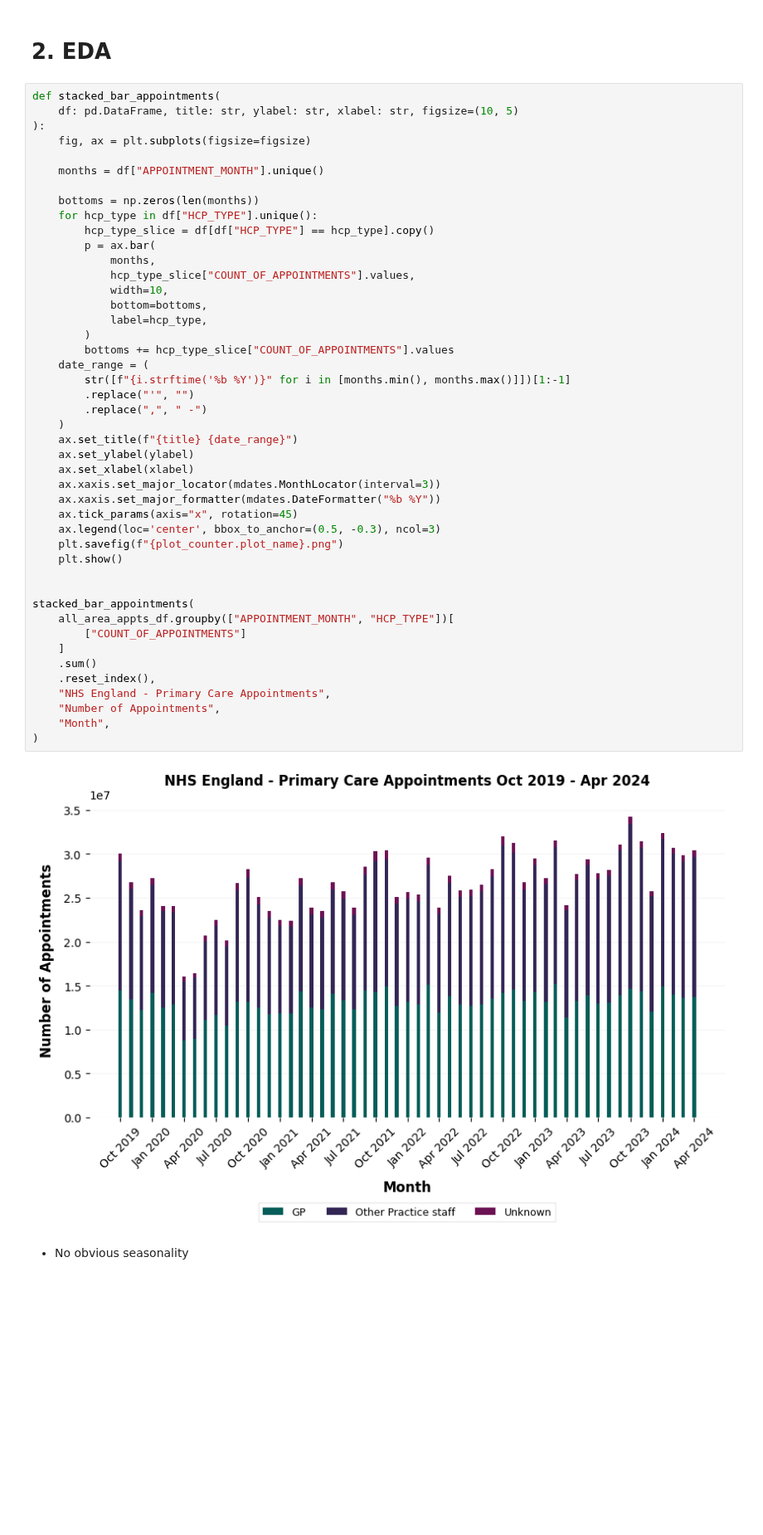
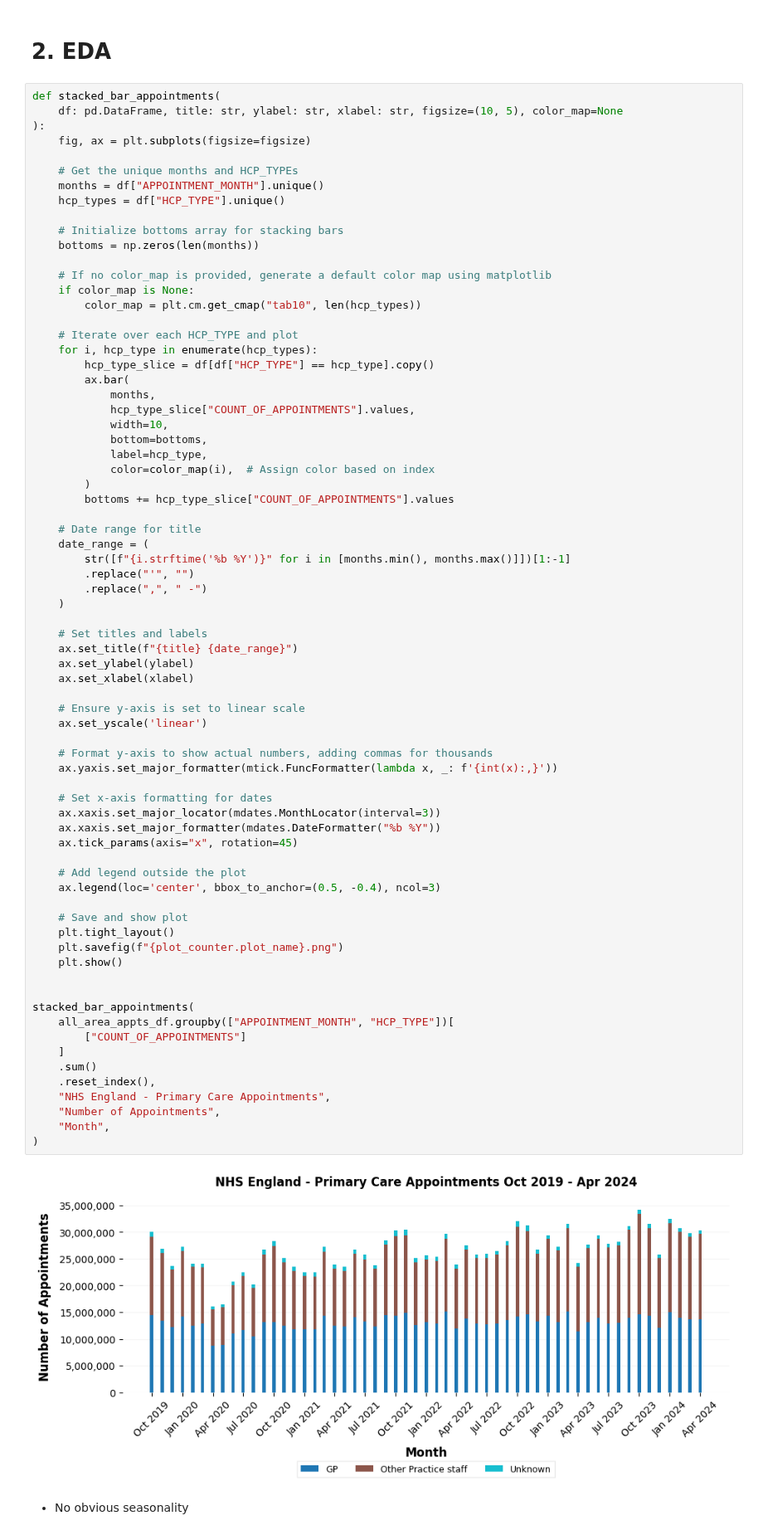
Before and after one commit to SNEE-ICS/PrimaryCareDemandAndCapacity, a Jupyter notebook: notebooks/2a_NumAppointments_forecast.ipynb, the cells around one changed output. Shown at 83% size. Cells and saved outputs as stored; diff of their text form; blank space fills up the shorter version.

Commit message:
Markdown + Enhanced plots

```diff
--- a/notebooks/2a_NumAppointments_forecast.ipynb
+++ b/notebooks/2a_NumAppointments_forecast.ipynb
@@ -91,51 +92,78 @@ all_area_appts_df = pd.concat([latest_gp_appts_df, historical_gp_appts_df], axis
 # 2. EDA
 # %%
 def stacked_bar_appointments(
-    df: pd.DataFrame, title: str, ylabel: str, xlabel: str, figsize=(10, 5)
+    df: pd.DataFrame, title: str, ylabel: str, xlabel: str, figsize=(10, 5), color_map=None
 ):
     fig, ax = plt.subplots(figsize=figsize)
 
+    # Get the unique months and HCP_TYPEs
     months = df["APPOINTMENT_MONTH"].unique()
+    hcp_types = df["HCP_TYPE"].unique()
 
+    # Initialize bottoms array for stacking bars
     bottoms = np.zeros(len(months))
-    for hcp_type in df["HCP_TYPE"].unique():
+
+    # If no color_map is provided, generate a default color map using matplotlib
+    if color_map is None:
+        color_map = plt.cm.get_cmap("tab10", len(hcp_types))
+
+    # Iterate over each HCP_TYPE and plot
+    for i, hcp_type in enumerate(hcp_types):
         hcp_type_slice = df[df["HCP_TYPE"] == hcp_type].copy()
-        p = ax.bar(
+        ax.bar(
             months,
             hcp_type_slice["COUNT_OF_APPOINTMENTS"].values,
             width=10,
             bottom=bottoms,
             label=hcp_type,
+            color=color_map(i),  # Assign color based on index
         )
         bottoms += hcp_type_slice["COUNT_OF_APPOINTMENTS"].values
+
+    # Date range for title
     date_range = (
         str([f"{i.strftime('%b %Y')}" for i in [months.min(), months.max()]])[1:-1]
         .replace("'", "")
         .replace(",", " -")
     )
+
+    # Set titles and labels
     ax.set_title(f"{title} {date_range}")
     ax.set_ylabel(ylabel)
     ax.set_xlabel(xlabel)
+
+    # Ensure y-axis is set to linear scale
+    ax.set_yscale('linear')
+
+    # Format y-axis to show actual numbers, adding commas for thousands
+    ax.yaxis.set_major_formatter(mtick.FuncFormatter(lambda x, _: f'{int(x):,}'))
+
+    # Set x-axis formatting for dates
     ax.xaxis.set_major_locator(mdates.MonthLocator(interval=3))
     ax.xaxis.set_major_formatter(mdates.DateFormatter("%b %Y"))
     ax.tick_params(axis="x", rotation=45)
-    ax.legend(loc='center', bbox_to_anchor=(0.5, -0.3), ncol=3)
+
+    # Add legend outside the plot
+    ax.legend(loc='center', bbox_to_anchor=(0.5, -0.4), ncol=3)
+
+    # Save and show plot
+    plt.tight_layout()
     plt.savefig(f"{plot_counter.plot_name}.png")
     plt.show()
 
 
 stacked_bar_appointments(
     all_area_appts_df.groupby(["APPOINTMENT_MONTH", "HCP_TYPE"])[
         ["COUNT_OF_APPOINTMENTS"]
     ]
     .sum()
     .reset_index(),
     "NHS England - Primary Care Appointments",
     "Number of Appointments",
     "Month",
 )
 # %% [output]
-[figure, old version]
+[figure, new version]
 # %% [markdown]
 - No obvious seasonality
 # %%
```
Also changed, not shown: parts of 5 cells of this notebook, 1 other file.
